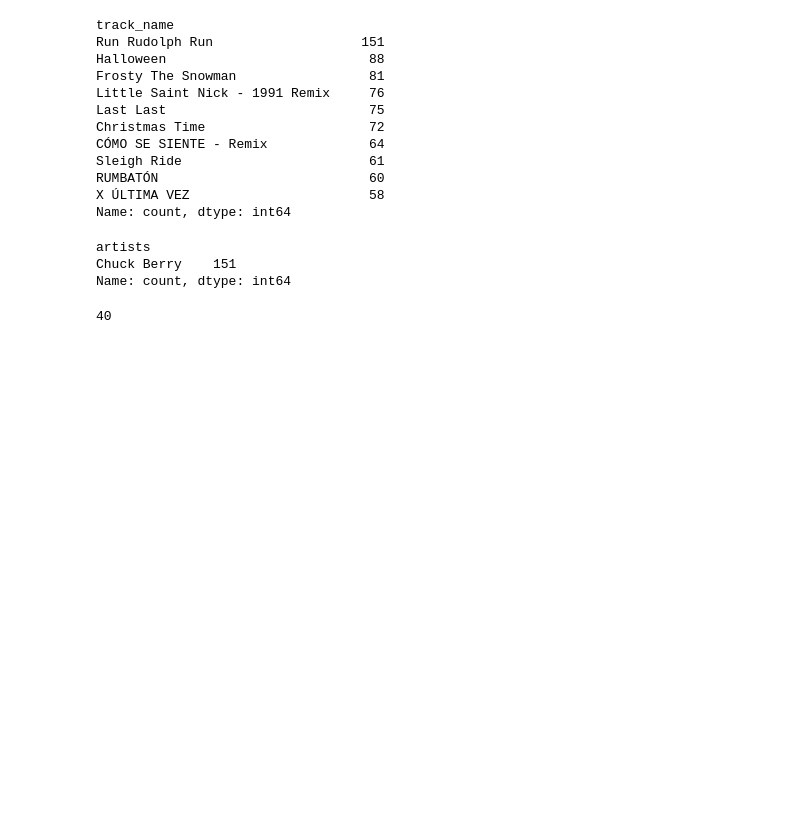
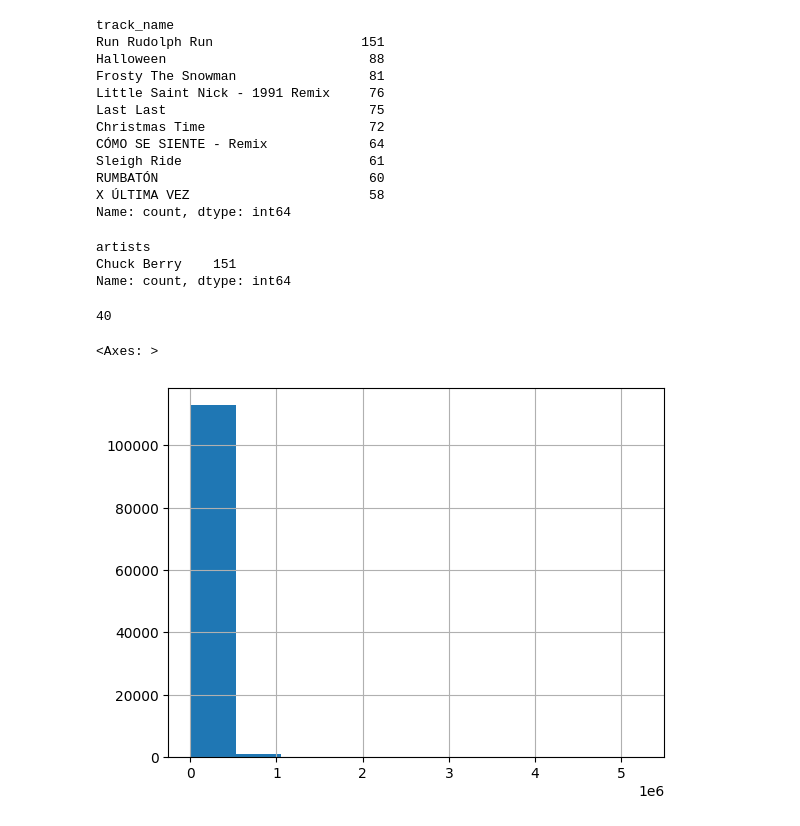
Before and after one commit to AJSDias/ML-Zoomcamp-2025-Midterm_Project, a Jupyter notebook: notebooks/eda.ipynb, the cells around one changed output. Saved outputs shown, nothing was run; the diff lists cells and outputs as text; code cells hidden in the pictures; blank space fills up the shorter version.

```diff
--- a/notebooks/eda.ipynb
+++ b/notebooks/eda.ipynb
@@ -67,4 +81,2 @@ df[df.artists.isna()]
-# %%
-df = df.dropna()
 # %% [markdown]
 #### Explore target feature (Popularity)
@@ -176,3 +210,8 @@ Name: count, dtype: int64
 df.query("track_name == 'Run Rudolph Run'").album_name.nunique()
 # %% [output]
 40
+# %%
+df.duration_ms.hist()
+# %% [output]
+<Axes: >
+[figure, added]
```
Also changed, not shown: parts of 30 cells of this notebook, 17 other files.
